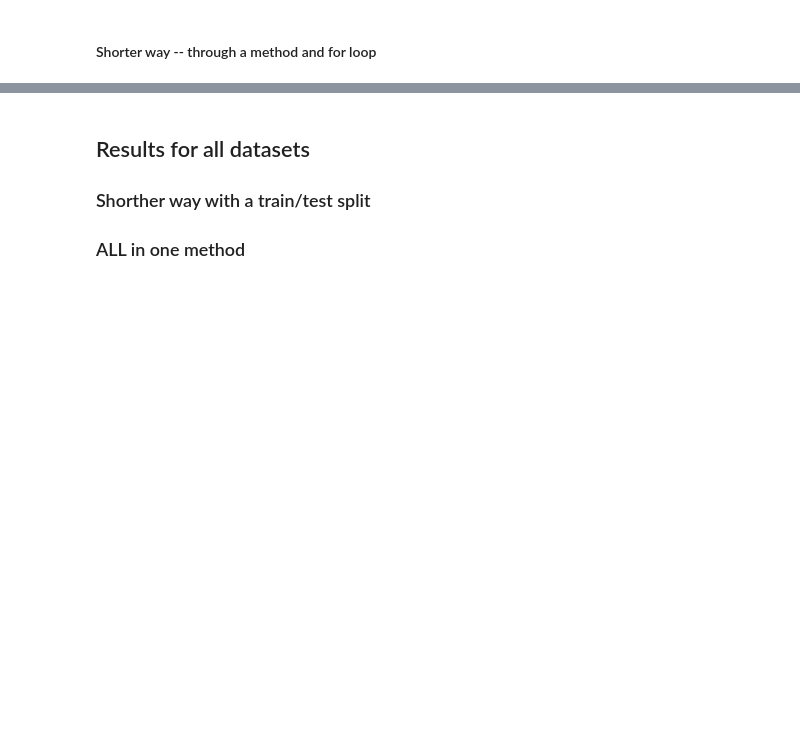
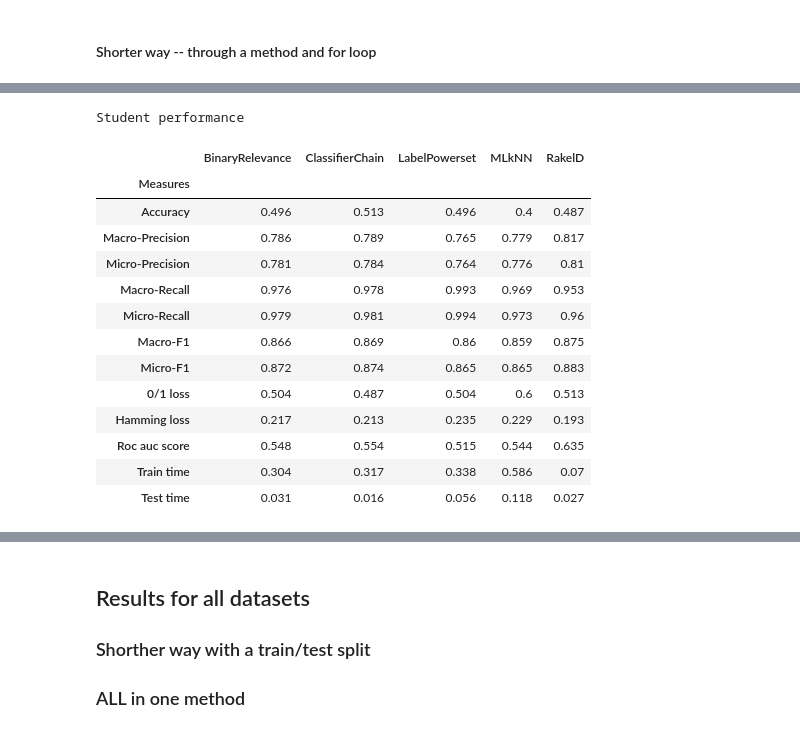
Before and after one commit to dusicastepic/Multi-label-classification-, a Jupyter notebook: MLC - proba.ipynb, the cells around one changed output, grey strips where cells are left out. Saved outputs shown, nothing was run; the diff lists cells and outputs as text; code cells hidden in the pictures; blank space fills up the shorter version.

```diff
--- a/MLC - proba.ipynb
+++ b/MLC - proba.ipynb
@@ -1342,15 +1411,18 @@ def highlight_min(s):
     '''
     is_min= s == s.min()
     return ['background-color: red' if v else '' for v in is_min]
+# %%
+writer = pd.ExcelWriter('results_mlc.xlsx')
 # %%
-def getMeasuresTable2(dataframes,dfnames,all_a_train,all_a_test,all_b_train,all_b_test,predictions):
+def getMeasuresTablesFinalResults2(classifiers,b_test,predictions,df_name):
     df=pd.DataFrame()
+    t = PrettyTable(['Measures'])
     df['Measures']=['Accuracy','Macro-Precision','Micro-Precision','Macro-Recall','Micro-Recall','Macro-F1','Micro-F1','0/1 loss','Hamming loss','Roc auc score']
-    for i in range(len(dataframes)):
 
-        a_train, a_test, b_train, b_test = all_a_train[i],all_a_test[i],all_b_train[i],all_b_test[i]
+    for i in range(len(classifiers)):
 
-        df[dfnames[i]]=([round(accuracy_score(b_test,predictions[i]),3),round(precision_score(b_test,predictions[i],average='micro'),3)\
+       # t.add_column(classifiers[i].__class__.__name__,
+        df[classifiers[i].__class__.__name__]=([round(accuracy_score(b_test,predictions[i]),3),round(precision_score(b_test,predictions[i],average='micro'),3)\
         ,round(precision_score(b_test,predictions[i],average='macro'),3)\
         ,round(recall_score(b_test,predictions[i],average='macro'),3)\
         ,round(recall_score(b_test,predictions[i],average='micro'),3)\
@@ -1362,7 +1434,7 @@ def getMeasuresTable2(dataframes,dfnames,all_a_train,all_a_test,all_b_train,all_
 
     df=df.set_index(['Measures'])
     df=df.style.apply(highlight_max,axis=1)
-    #df.style.apply(highlight_min,axis=1)
+    df.to_excel(writer,df_name)
 
 
     return df
@@ -1521,0 +1466,37 @@ Student performance
+# %%
+#classifiers=[BinaryRelevance(LogisticRegression()),ClassifierChain(LogisticRegression()),LabelPowerset(LogisticRegression()),MLkNN(k=20),RakelD(LabelPowerset(RandomForestClassifier()), 14)]
+classifiers=[BinaryRelevance(svm.SVC()),ClassifierChain(svm.SVC()),LabelPowerset(svm.SVC()),MLkNN(k=20),RakelD(LabelPowerset(svm.SVC()), 14)]
+
+predictions_stud=[predictions_student,predictions_student_cc,predictions_student_lp,predictions_student_MLkNN,predictions_student_rakeld]
+predictions_yeast_all=[predictions_yeast,predictions_yeast_cc,predictions_yeast_lp,predictions_yeast_MLkNN,predictions_yeast_rakeld]
+predictions_emo=[predictions_emotions,predictions_emotions_cc,predictions_emotions_lp,predictions_emotions_MLkNN,predictions_emotions_rakeld]
+predictions_scene_all=[predictions_scene,predictions_scene_cc,predictions_scene_lp,predictions_scene_MLkNN,predictions_scene_rakeld]
+
+time_stu=[predict_time_student,predict_time_student_cc,predict_time_students_lp,predict_time_student_mlknn,predict_time_student_rakel]
+time_ye=[predict_time_yeast,predict_time_yeast_cc,predict_time_yeast_lp,predict_time_yeast_mlknn,predict_time_yeast_rakel]
+time_emo=[predict_time_emotions,predict_time_emotions_cc,predict_time_emotions_lp,predict_time_emotions_mlknn,predict_time_emotions_rakel]
+time_scene=[predict_time_scene,predict_time_scene_cc,predict_time_scene_lp,predict_time_scene_mlknn,predict_time_scene_rakel]
+
+t_time_stu=[train_time_student,train_time_student_cc,train_time_student_lp,train_time_student_mlknn,train_time_student_rakel]
+t_time_ye=[train_time_yeast,train_time_yeast_cc,train_time_yeast_lp,train_time_yeast_mlknn,train_time_yeast_rakel]
+t_time_emo=[train_time_emotions,train_time_emotions_cc,train_time_emotions_lp,train_time_emotions_mlknn,train_time_emotions_rakel]
+t_time_scene=[train_time_scene,train_time_scene_cc,train_time_scene_lp,train_time_scene_mlknn,train_time_scene_rakel]
+# %%
+print('Student performance\n')
+getMeasuresTablesFinalResults2(classifiers,y_student_test,predictions_stud,t_time_stu,time_stu,'Student')
+# %% [output]
+Student performance
+|  | BinaryRelevance | ClassifierChain | LabelPowerset | MLkNN | RakelD |
+| Measures |  |  |  |  |  |
+| Accuracy | 0.496 | 0.513 | 0.496 | 0.4 | 0.487 |
+| Macro-Precision | 0.786 | 0.789 | 0.765 | 0.779 | 0.817 |
+| Micro-Precision | 0.781 | 0.784 | 0.764 | 0.776 | 0.81 |
+| Macro-Recall | 0.976 | 0.978 | 0.993 | 0.969 | 0.953 |
+| Micro-Recall | 0.979 | 0.981 | 0.994 | 0.973 | 0.96 |
+| Macro-F1 | 0.866 | 0.869 | 0.86 | 0.859 | 0.875 |
+| Micro-F1 | 0.872 | 0.874 | 0.865 | 0.865 | 0.883 |
+| 0/1 loss | 0.504 | 0.487 | 0.504 | 0.6 | 0.513 |
+| Hamming loss | 0.217 | 0.213 | 0.235 | 0.229 | 0.193 |
+| Roc auc score | 0.548 | 0.554 | 0.515 | 0.544 | 0.635 |
+| Train time | 0.304 | 0.317 | 0.338 | 0.586 | 0.07 |
+| Test time | 0.031 | 0.016 | 0.056 | 0.118 | 0.027 |
```
Also changed, not shown: parts of 70 cells of this notebook.
